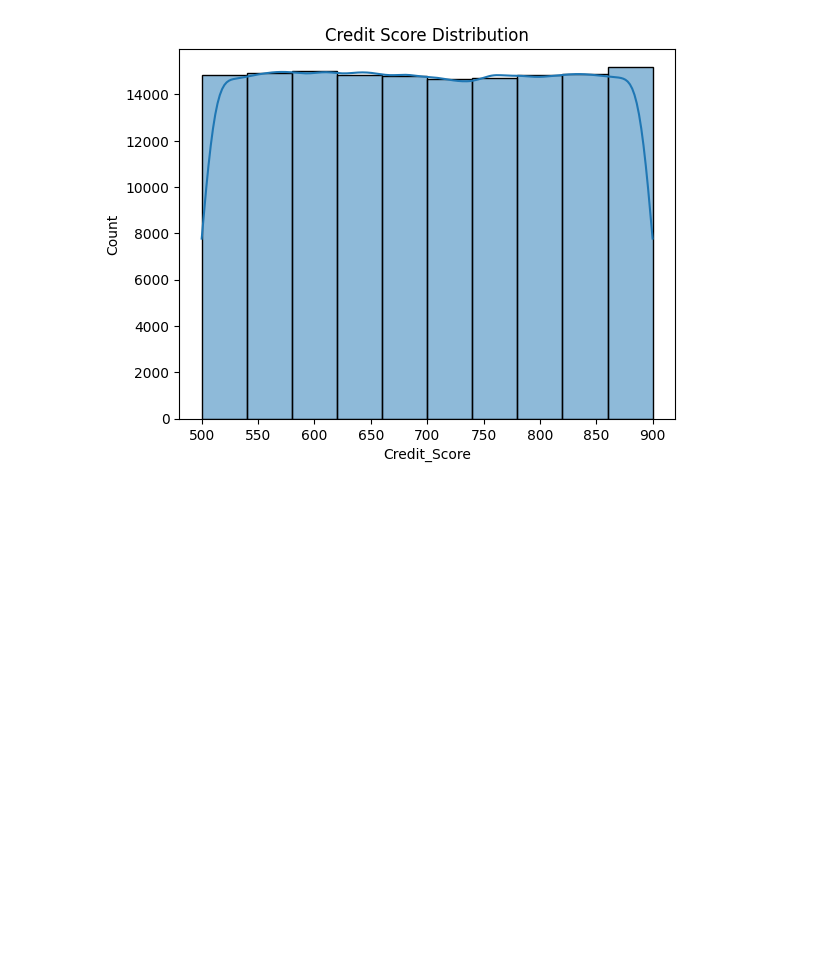
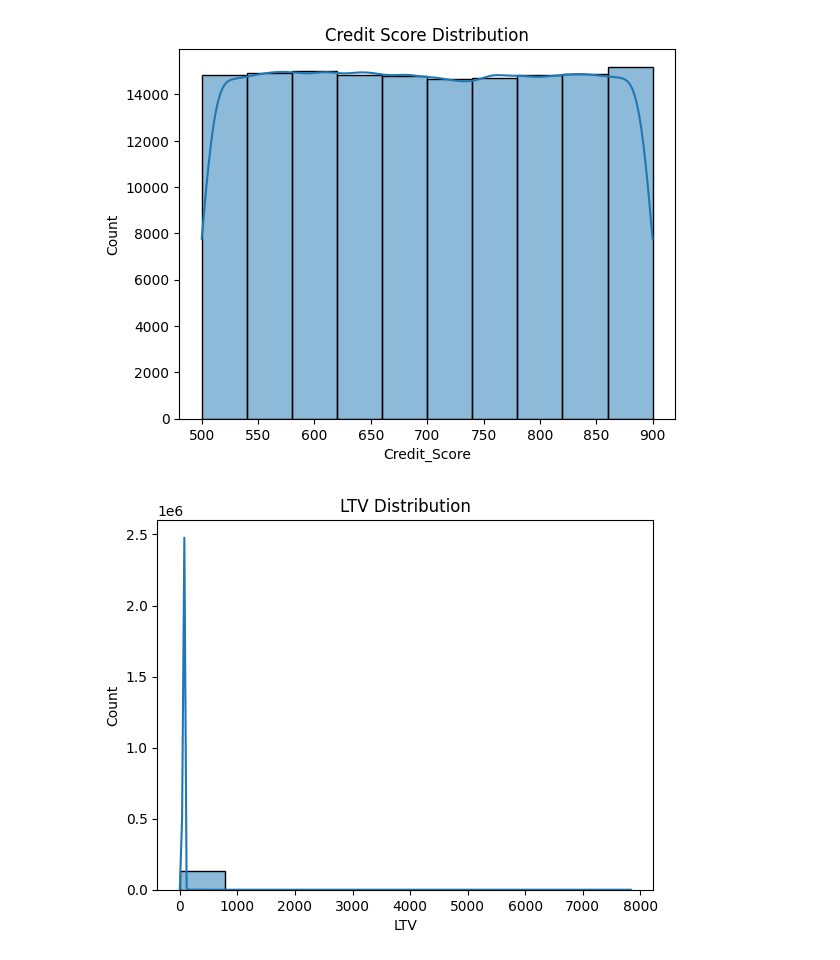
Before and after one commit to YASH280626/loan-default-prediction, a Jupyter notebook: analysis.ipynb, the cells around one changed output. Cells and saved outputs as stored; diff of their text form; code cells hidden in the pictures; blank space fills up the shorter version.

Commit message:
Investigated the Distribution of LTV in the dataset

```diff
--- a/analysis.ipynb
+++ b/analysis.ipynb
@@ -416,3 +416,9 @@ plt.title("Credit Score Distribution")
 plt.show()
 # %% [output]
 [figure]
+# %%
+sns.histplot(df['LTV'], bins = 10, kde= True)
+plt.title("LTV Distribution")
+plt.show()
+# %% [output]
+[figure, added]
```
